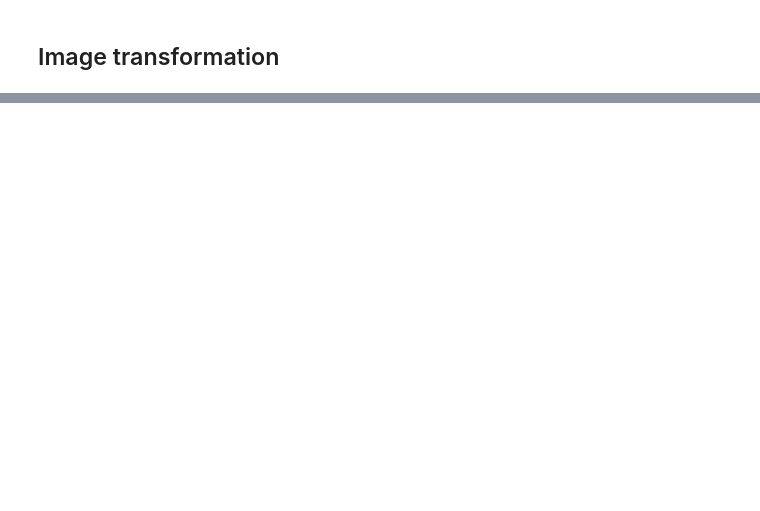
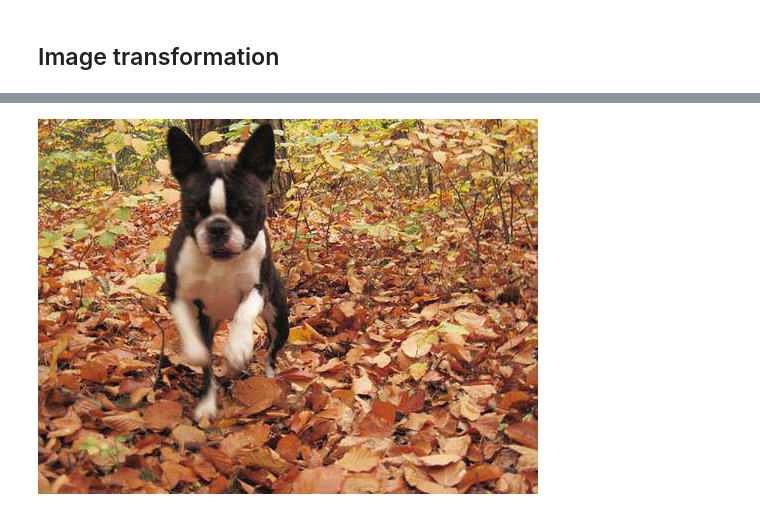
Before and after one commit to voschezang/trash-image-classification, a Jupyter notebook: src/image-transformations.ipynb, the cells around one changed output, grey strips where cells are left out. Drawn from its saved outputs; the diff is of its cells as text; code cells hidden in the pictures; blank space fills up the shorter version.

```diff
--- a/src/image-transformations.ipynb
+++ b/src/image-transformations.ipynb
@@ -35,0 +50,4 @@ transform_image(1.5,0.0,0.8,1,image)
+# %%
+image
+# %% [output]
+[figure, added]
```
Also changed, not shown: parts of 4 cells of this notebook.
